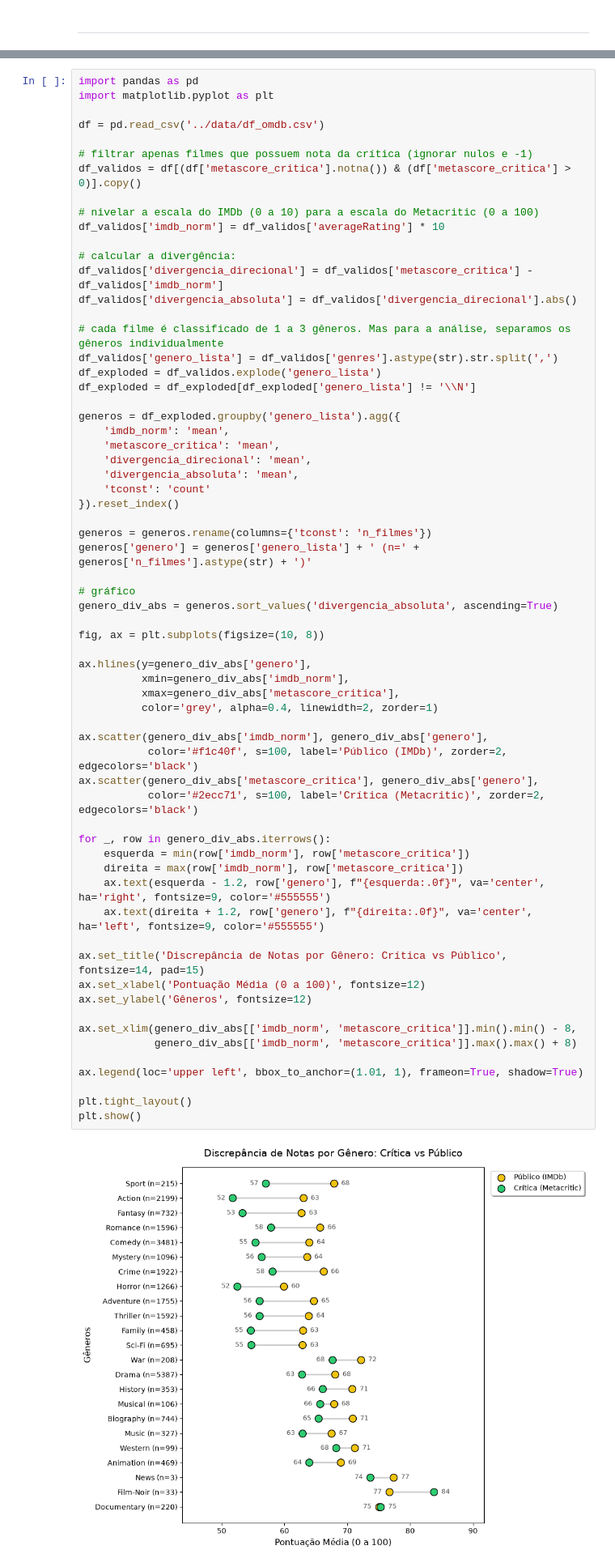
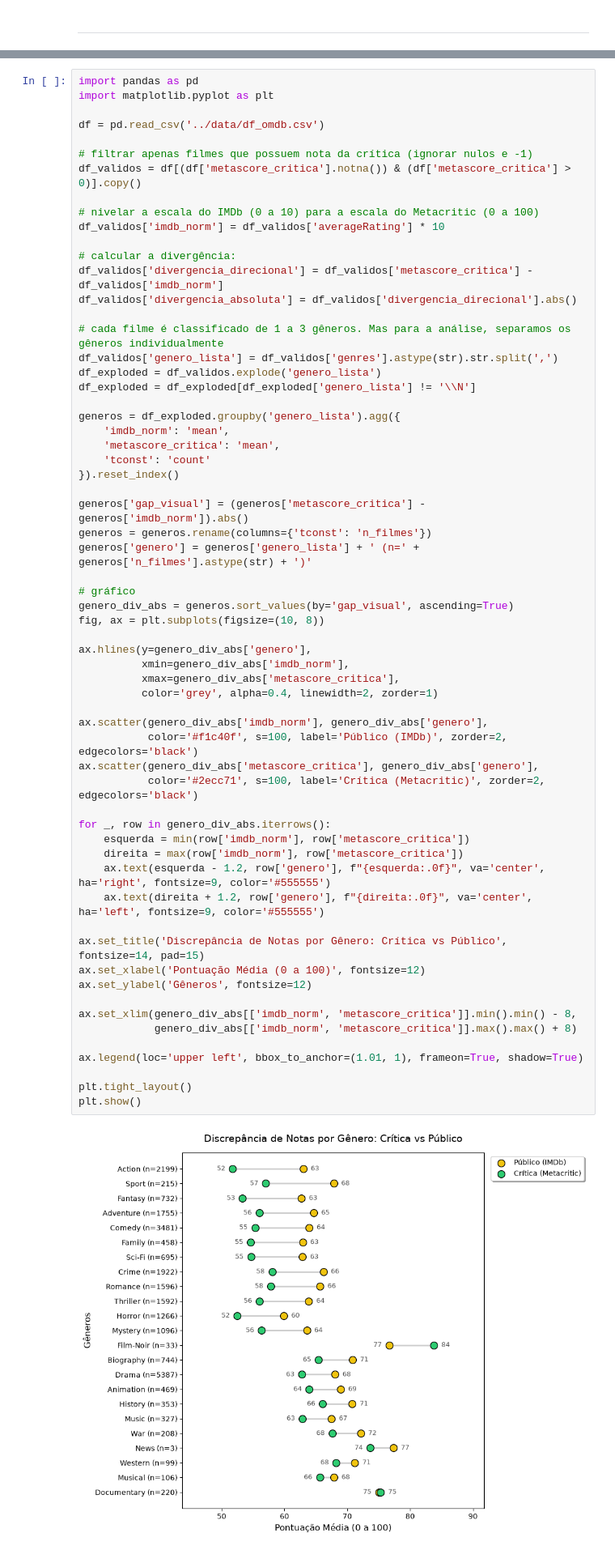
Before and after one commit to KawanePedro/icd-projeto, a Jupyter notebook: notebooks/relatorio-final.ipynb, the cells around one changed output, grey strips where cells are left out. Shown at 81% size. Cells and saved outputs as stored; diff of their text form.

```diff
--- a/notebooks/relatorio-final(corrigido).ipynb
+++ b/notebooks/relatorio-final.ipynb
@@ -1985,48 +1956,46 @@ df_exploded = df_exploded[df_exploded['genero_lista'] != '\\N']
 generos = df_exploded.groupby('genero_lista').agg({
     'imdb_norm': 'mean',
     'metascore_critica': 'mean',
-    'divergencia_direcional': 'mean',
-    'divergencia_absoluta': 'mean',
     'tconst': 'count'
 }).reset_index()
 
+generos['gap_visual'] = (generos['metascore_critica'] - generos['imdb_norm']).abs()
 generos = generos.rename(columns={'tconst': 'n_filmes'})
 generos['genero'] = generos['genero_lista'] + ' (n=' + generos['n_filmes'].astype(str) + ')'
 
 # gráfico
-genero_div_abs = generos.sort_values('divergencia_absoluta', ascending=True)
-
+genero_div_abs = generos.sort_values(by='gap_visual', ascending=True)
 fig, ax = plt.subplots(figsize=(10, 8))
 
 ax.hlines(y=genero_div_abs['genero'],
           xmin=genero_div_abs['imdb_norm'],
           xmax=genero_div_abs['metascore_critica'],
           color='grey', alpha=0.4, linewidth=2, zorder=1)
 
 ax.scatter(genero_div_abs['imdb_norm'], genero_div_abs['genero'],
            color='#f1c40f', s=100, label='Público (IMDb)', zorder=2, edgecolors='black')
 ax.scatter(genero_div_abs['metascore_critica'], genero_div_abs['genero'],
            color='#2ecc71', s=100, label='Crítica (Metacritic)', zorder=2, edgecolors='black')
 
 for _, row in genero_div_abs.iterrows():
     esquerda = min(row['imdb_norm'], row['metascore_critica'])
     direita = max(row['imdb_norm'], row['metascore_critica'])
     ax.text(esquerda - 1.2, row['genero'], f"{esquerda:.0f}", va='center', ha='right', fontsize=9, color='#555555')
     ax.text(direita + 1.2, row['genero'], f"{direita:.0f}", va='center', ha='left', fontsize=9, color='#555555')
 
 ax.set_title('Discrepância de Notas por Gênero: Crítica vs Público', fontsize=14, pad=15)
 ax.set_xlabel('Pontuação Média (0 a 100)', fontsize=12)
 ax.set_ylabel('Gêneros', fontsize=12)
 
 ax.set_xlim(genero_div_abs[['imdb_norm', 'metascore_critica']].min().min() - 8,
             genero_div_abs[['imdb_norm', 'metascore_critica']].max().max() + 8)
 
 ax.legend(loc='upper left', bbox_to_anchor=(1.01, 1), frameon=True, shadow=True)
 
 plt.tight_layout()
 plt.show()
 # %% [output]
-[figure, old version]
+[figure, new version]
 # %% [markdown]
 <h4>Análise</h4>
 
```
Also changed, not shown: parts of 4 cells of this notebook.
